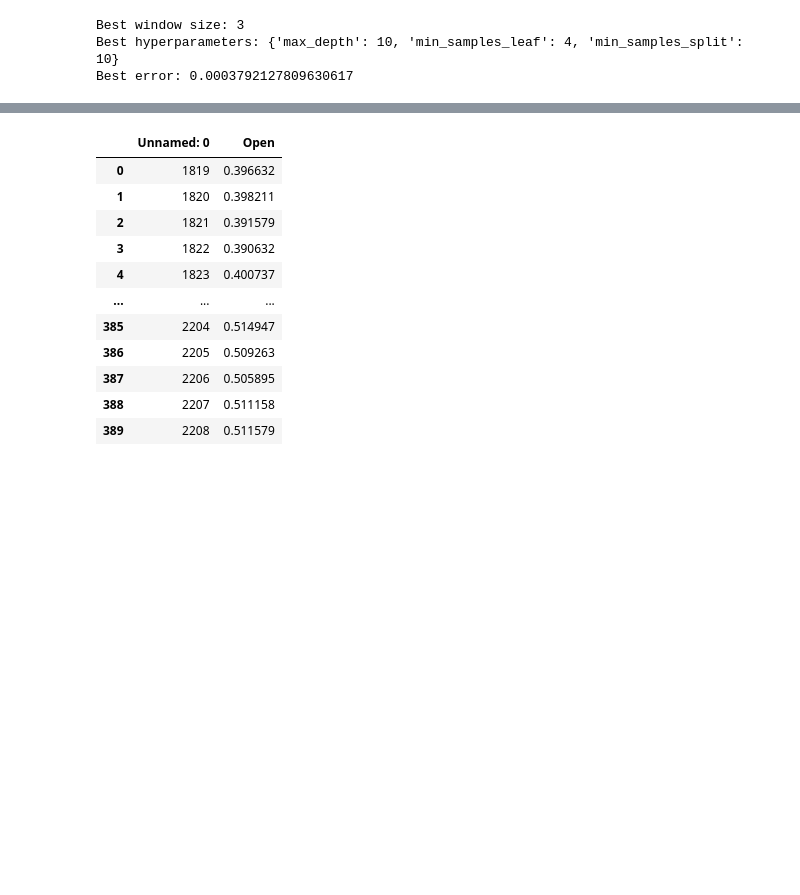
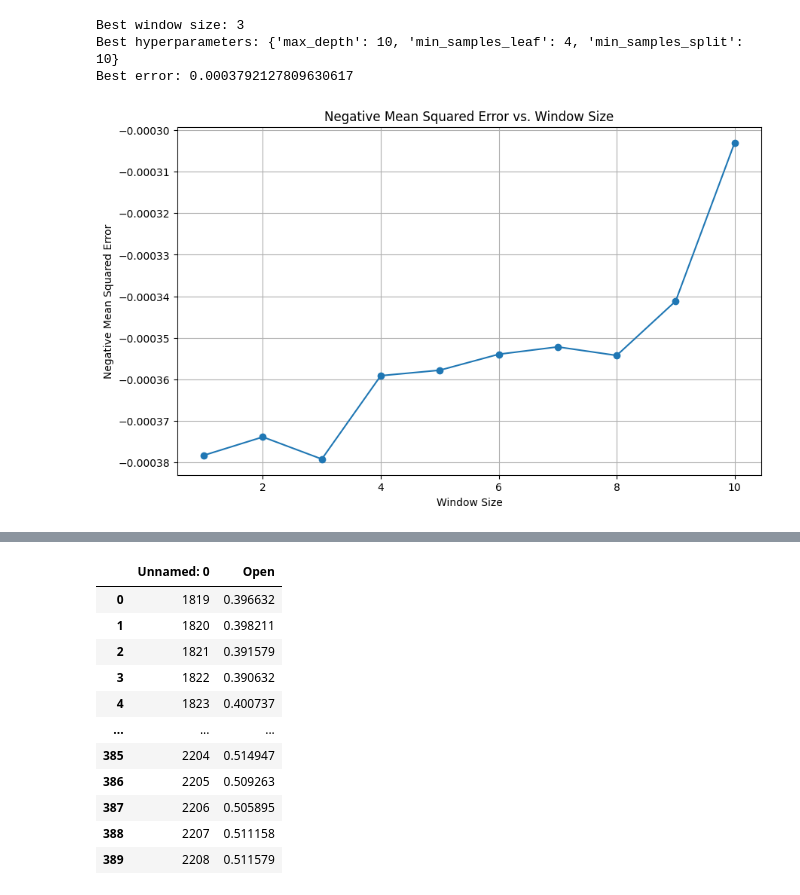
Before and after one commit to rskbansal/Time_Series_Analysis, a Jupyter notebook: random_forest.ipynb, the cells around one changed output, grey strips where cells are left out. Cells and saved outputs as stored; diff of their text form; code cells hidden in the pictures; blank space fills up the shorter version.

Commit message:
updated the plots

```diff
--- a/random_forest.ipynb
+++ b/random_forest.ipynb
@@ -49,6 +49,7 @@ def sliding_window(X, window_size):
 best_score = float('inf')
 final_params = {}
 final_window_size = None
+mse_scores = []
 
 for window_size in range(1, 11):  # assuming you want window sizes from 1 to 10
     X_windows, y = sliding_window(X['Open'], window_size)
@@ -66,6 +67,8 @@ for window_size in range(1, 11):  # assuming you want window sizes from 1 to 10
     # Perform hyperparameter tuning
     grid_search = GridSearchCV(model, param_grid, cv=5, scoring='neg_mean_squared_error', verbose=4)
     grid_search.fit(X_train, y)
+    mse_scores.append(grid_search.best_score_)
+
 
     # Print best hyperparameters
     if grid_search.best_score_ < best_score:
@@ -108,3 +111,15 @@ print("Best error:", -best_score)
 Best window size: 3
 Best hyperparameters: {'max_depth': 10, 'min_samples_leaf': 4, 'min_samples_split': 10}
 Best error: 0.0003792127809630617
+# %%
+import matplotlib.pyplot as plt
+window_sizes = list(range(1, 11))
+plt.figure(figsize=(10, 6))
+plt.plot(window_sizes, mse_scores, marker='o')
+plt.title('Negative Mean Squared Error vs. Window Size')
+plt.xlabel('Window Size')
+plt.ylabel('Negative Mean Squared Error')
+plt.grid(True)
+plt.show()
+# %% [output]
+[figure, added]
```
Also changed, not shown: parts of 1 cell of this notebook, 2 other files.
